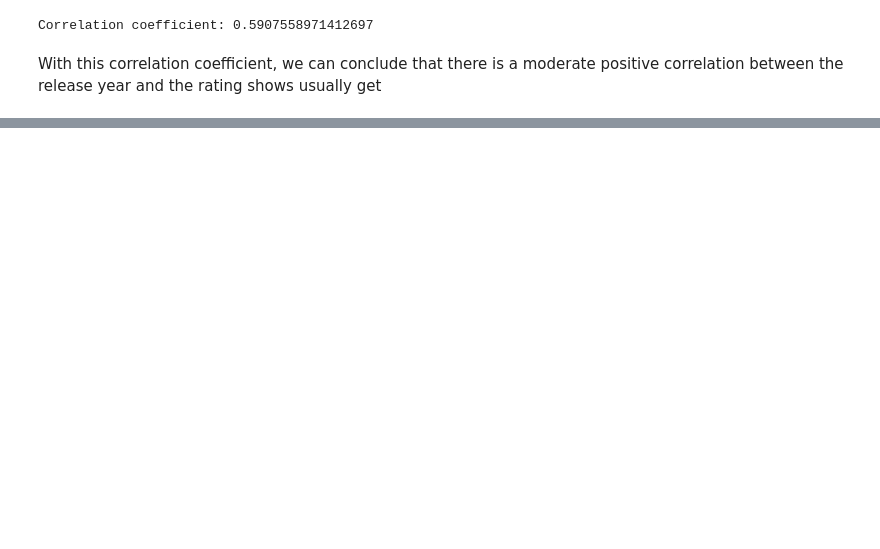
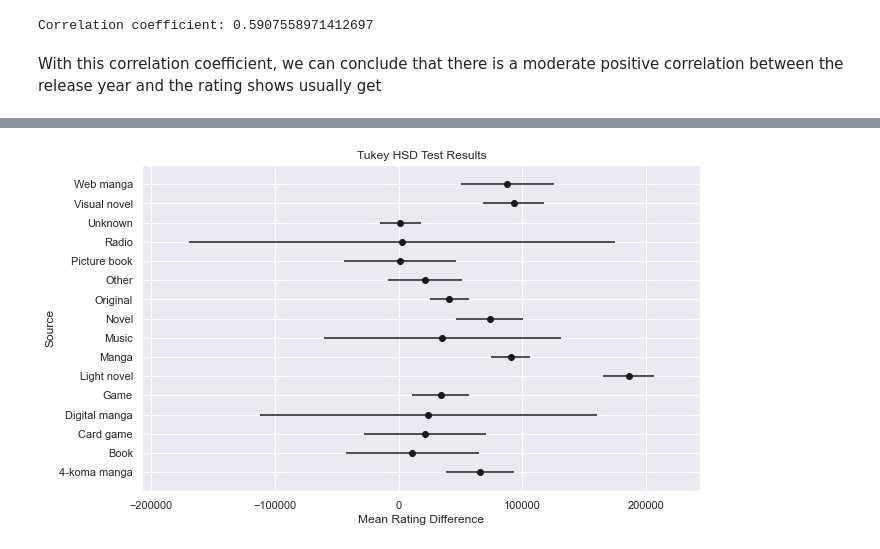
Before and after one commit to SafonovO/MyAnimeList-analysis, a Jupyter notebook: HypothesisTesting.ipynb, the cells around one changed output, grey strips where cells are left out. Saved outputs shown, nothing was run; the diff lists cells and outputs as text; code cells hidden in the pictures; blank space fills up the shorter version.

Commit message:
ADDED A FOURTH HYPOTHESIS TEST

```diff
--- a/HypothesisTesting.ipynb
+++ b/HypothesisTesting.ipynb
@@ -132,0 +149,2 @@ With this correlation coefficient, we can conclude that there is a moderate posi
+# %%
+tukey = pairwise_tukeyhsd(endog=animes['score'], groups=animes['source'], alpha=0.05)
@@ -132,0 +177,8 @@ With this correlation coefficient, we can conclude that there is a moderate posi
+# %%
+tukey.plot_simultaneous()
+plt.xlabel('Mean Rating Difference')
+plt.ylabel('Source')
+plt.title('Tukey HSD Test Results')
+plt.show()
+# %% [output]
+[figure, added]
```
Also changed, not shown: parts of 9 cells of this notebook.
